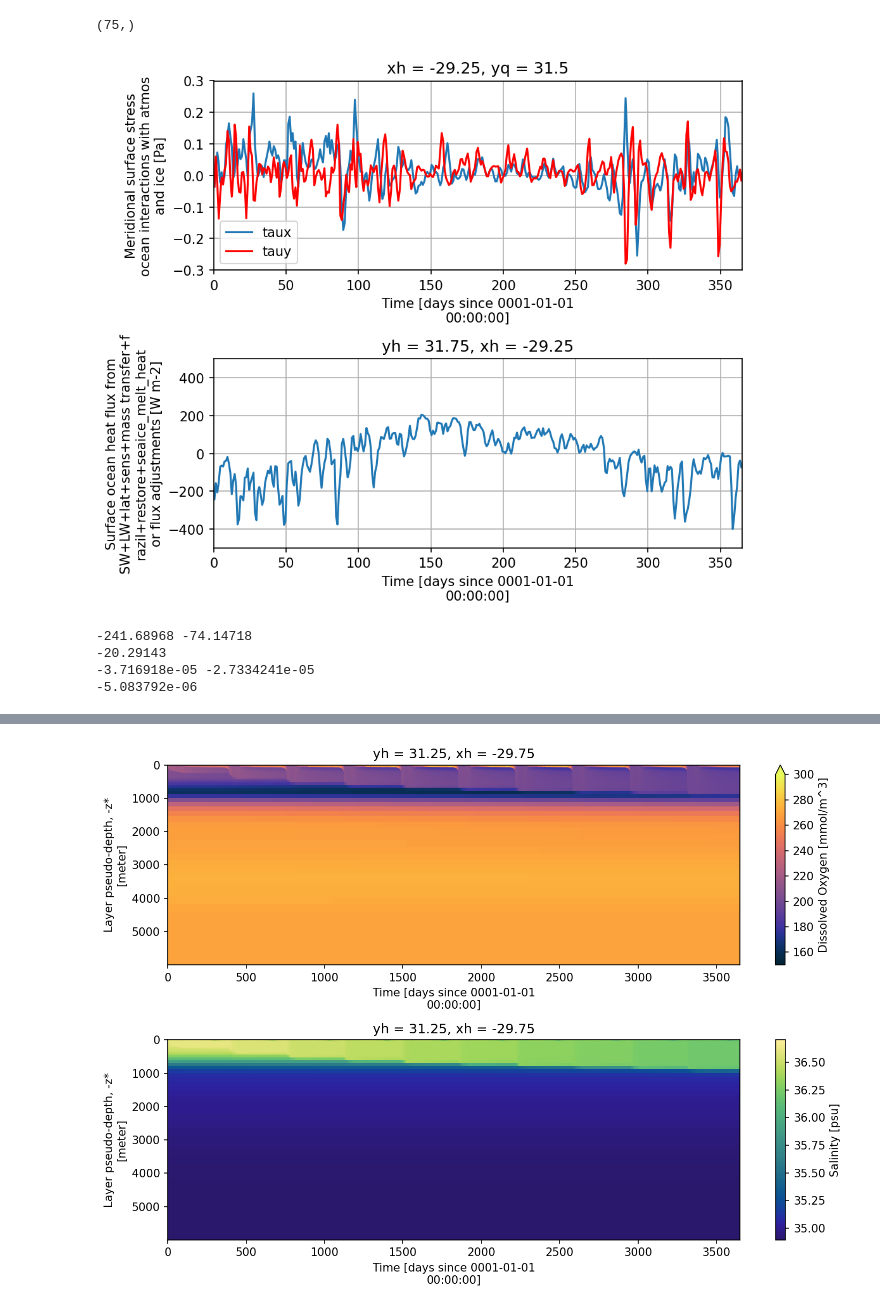
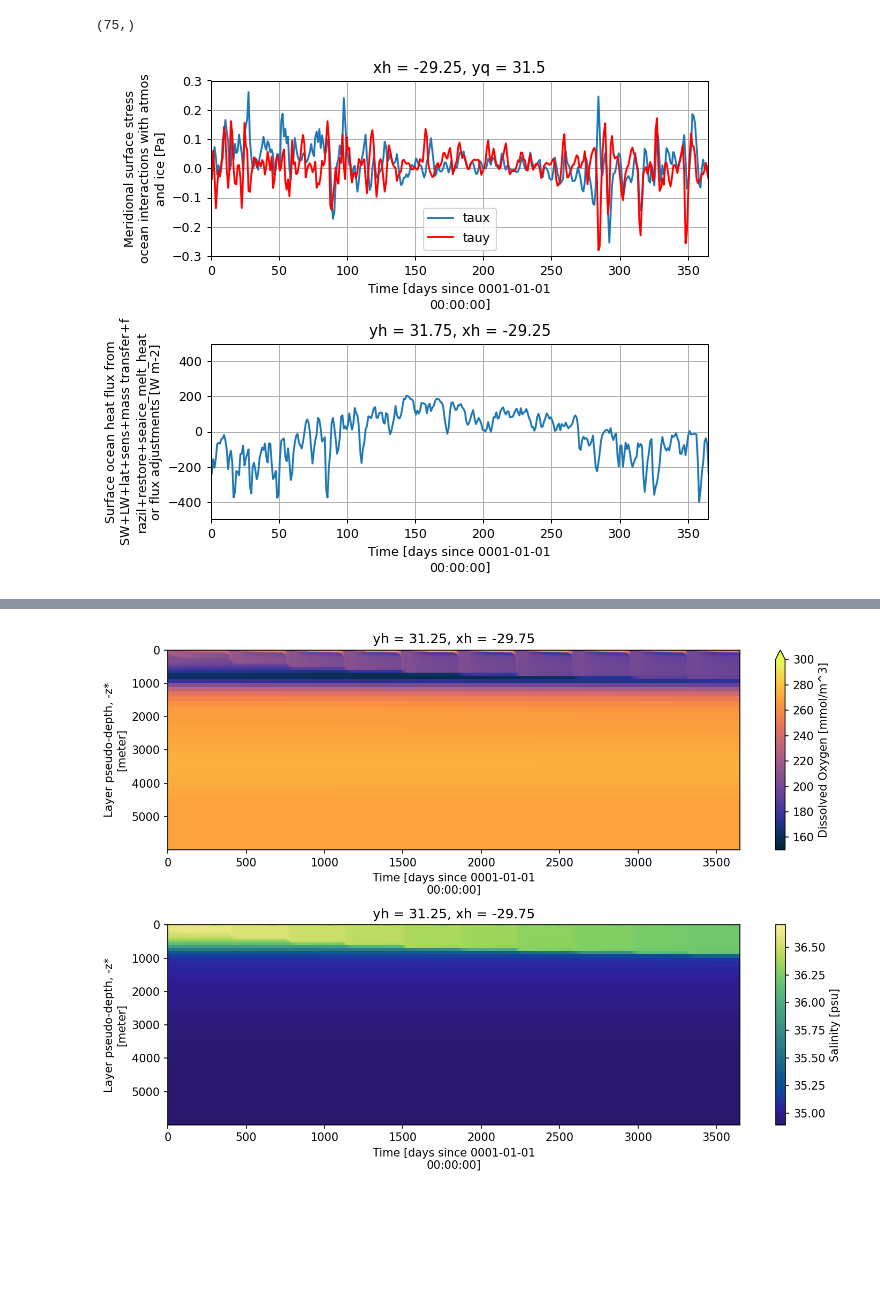
Before and after one commit to ElizabethYankovsky/MARBL_notebooks, a Jupyter notebook: Basic_analysis.ipynb, the cells around one changed output, grey strips where cells are left out. Drawn from its saved outputs; the diff is of its cells as text; code cells hidden in the pictures; blank space fills up the shorter version.

```diff
--- a/Basic_analysis.ipynb
+++ b/Basic_analysis.ipynb
@@ -29,35 +29,19 @@ dz.shape
 # %% [output]
 (75,)
 # %%
-fig = plt.figure(figsize=(7, 6),dpi=150)
+fig = plt.figure(figsize=(7, 6),dpi=90)
 
 timelim=365
 plt.subplot(2,1,1)
 forcing.taux[:,1,1].plot(label='taux')
 forcing.tauy[:,1,1].plot(color='r',label='tauy')
 plt.legend(); plt.grid('on'); plt.xlim([0,timelim]); plt.ylim([-0.3,0.3])
 
 plt.subplot(2,1,2)
 forcing.net_heat_surface[:,1,1].plot()
 plt.grid('on');
 plt.xlim([0,timelim]); plt.ylim([-500,500])
 fig.tight_layout()
 # %% [output]
-[figure, old version]
+[figure, new version]
-# %%
-print(np.nanmean(forcing.net_heat_surface[0,:]),np.nanmean(forcing.net_heat_surface[-1,:]))
-print(np.nanmean(forcing.net_heat_surface[:,:]))
-#print(np.nanmean(forcing.net_heat_surface[366:731,:]))
-
-
-print(np.nanmean(forcing.PRCmE[0,:]),np.nanmean(forcing.PRCmE[-1,:]))
-print(np.nanmean(forcing.PRCmE[:,:]))
-#print(np.nanmean(forcing.PRCmE[366:731,:]))
-
-# print(np.nanmean(forcing.net_heat_surface[366:731,:]))
-# %% [output]
--241.68968 -74.14718
--20.29143
--3.716918e-05 -2.7334241e-05
--5.083792e-06
 # %%
```
Also changed, not shown: parts of 9 cells of this notebook, 2 other files.
